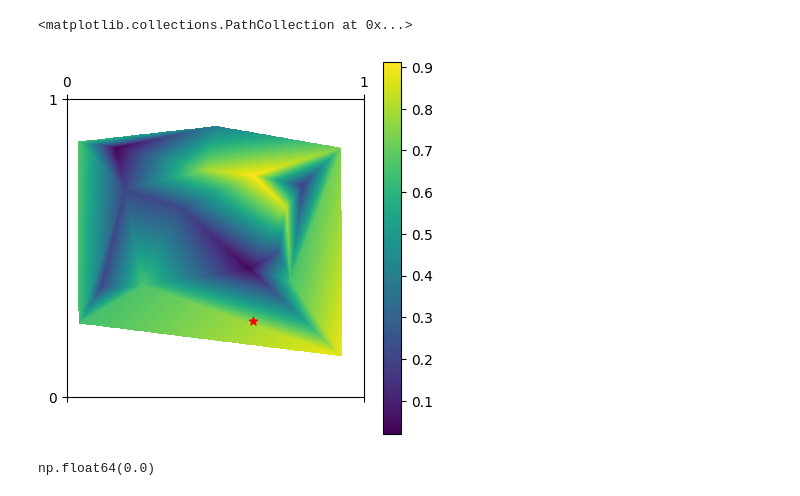
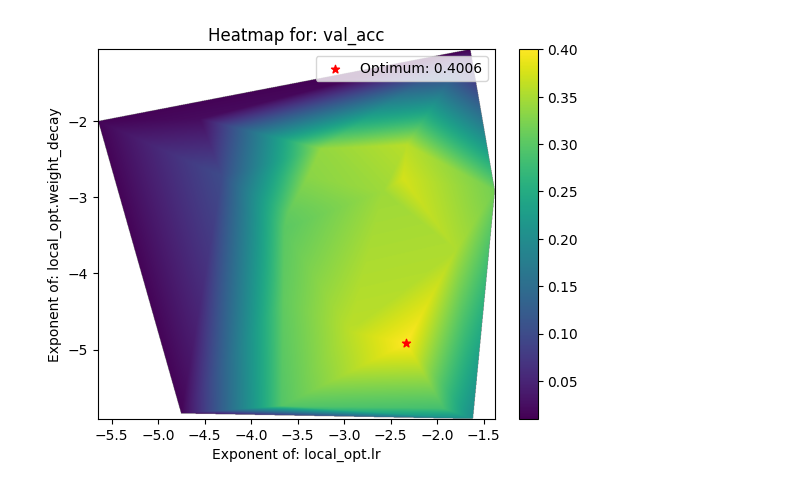
Before and after one commit to maxi-fr/distributed-learning, a Jupyter notebook: test_notebook.ipynb, the cells around one changed output. Saved outputs shown, nothing was run; the diff lists cells and outputs as text; code cells hidden in the pictures.

Commit message:
added hyperparameter heatmap plot

```diff
--- a/test_notebook.ipynb
+++ b/test_notebook.ipynb
@@ -53,27 +127,38 @@ a = shuffle_and_split(d, 5)
 # %%
 import numpy as np
 import matplotlib.pyplot as plt
 from scipy.interpolate import LinearNDInterpolator
 
-x = np.random.random_sample(20)
-y = np.random.random_sample(20)
+def hyper_params_heatmap(results, param_1_name, param_2_name, val_name, log_scale_1=True, log_scale_2=True):
+    x = results[f"config/{param_1_name}"]
+    y = results[f"config/{param_2_name}"]
 
-val = np.random.random_sample(20)
+    if log_scale_1:
+        x = np.log10(x)
+        param_1_name = "Exponent of: " + param_1_name
+    if log_scale_2:
+        y = np.log10(y)
+        param_2_name = "Exponent of: " + param_2_name
+
+    val = results[val_name]
+
+    inter = LinearNDInterpolator((x, y), val)
+
+    x_int = np.linspace(x.min(), x.max(), 1000)
+    y_int = np.linspace(y.min(), y.max(), 1000)
+    mesh = np.meshgrid(x_int, y_int)
+    inter_val = inter(mesh)
+
+    plt.imshow(inter_val, extent=[x_int[0], x_int[-1], y_int[0], y_int[-1]], origin="lower", aspect="auto")
+    plt.colorbar()
+    plt.scatter(x[np.argmax(val)], y[np.argmax(val)], c="r", marker="*", label=f"Optimum: {np.max(val)}")
+    plt.xlabel(param_1_name)
+    plt.ylabel(param_2_name)
+    plt.title(f"Heatmap for: {val_name}")
+    plt.legend()
 
 
-inter = LinearNDInterpolator((x, y), val)
 
-l = np.linspace(0, 1, 1000)
-mesh = np.meshgrid(l, l)
-inter_val = inter(mesh)
-
-plt.matshow(inter_val, extent=[l[0], l[-1], l[0], l[-1]])
-plt.colorbar()
-plt.scatter(x[np.argmax(val)], y[np.argmax(val)], c="r", marker="*") # hmm???
+hyper_params_heatmap(df, "local_opt.lr", "local_opt.weight_decay", "val_acc", True, True)
 # %% [output]
-<matplotlib.collections.PathCollection at 0x...>
-[figure, old version]
+[figure, new version]
-# %%
-l[np.argmax(val)]
-# %% [output]
-np.float64(0.0)
```
Also changed, not shown: parts of 7 cells of this notebook, 4 other files.
